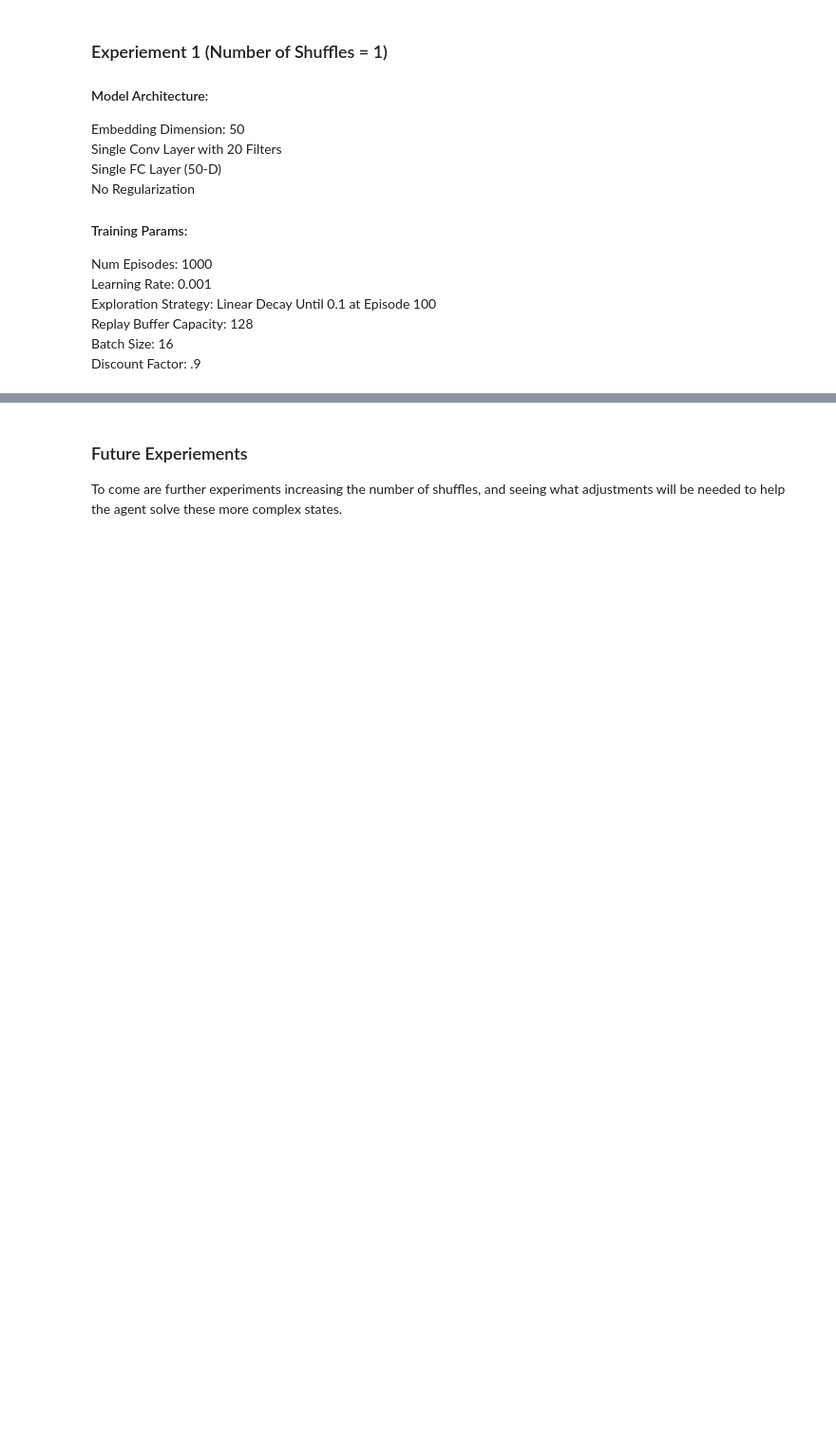
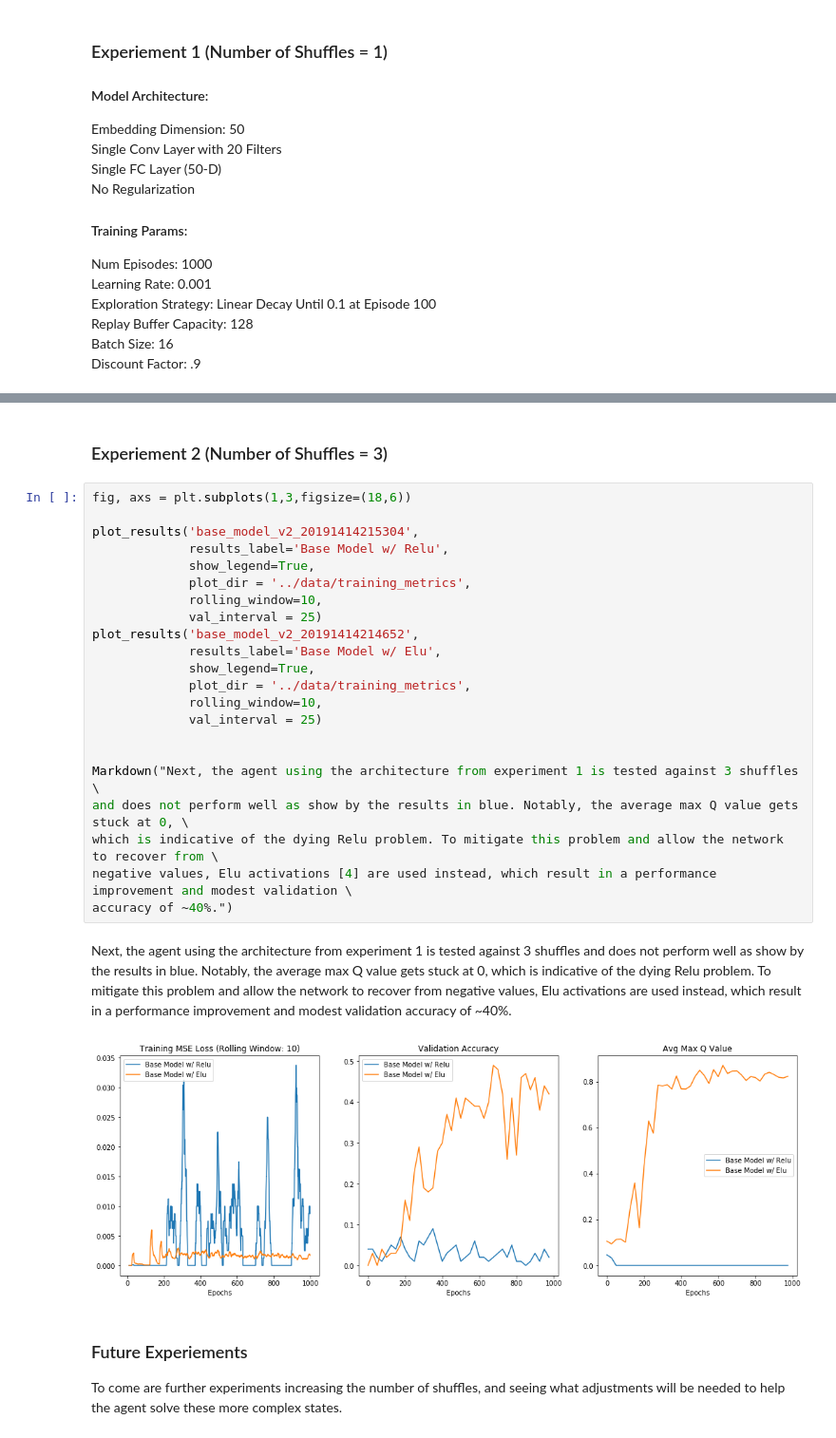
Before and after one commit to MattD18/rubiks-cube, a Jupyter notebook: notebooks/intro.ipynb, the cells around one changed output, grey strips where cells are left out. Shown at 95% size. Cells and saved outputs as stored; diff of their text form; blank space fills up the shorter version.

Commit message:
starting 3 shuffle experiment

```diff
--- a/notebooks/intro.ipynb
+++ b/notebooks/intro.ipynb
@@ -169,6 +183,33 @@ Markdown("The agent is able to succesfully solve a Rubix cube randomly shuffled
 # %% [output]
 The agent is able to succesfully solve a Rubix cube randomly shuffled once.          As is expected training loss decreases, avg max Q value increases, and validation         accuracy converges to 1.
 [figure]
+# %% [markdown]
+### Experiement 2 (Number of Shuffles = 3)
+# %%
+fig, axs = plt.subplots(1,3,figsize=(18,6))
+
+plot_results('base_model_v2_20191414215304',
+             results_label='Base Model w/ Relu',
+             show_legend=True,
+             plot_dir = '../data/training_metrics',
+             rolling_window=10,
+             val_interval = 25)
+plot_results('base_model_v2_20191414214652',
+             results_label='Base Model w/ Elu',
+             show_legend=True,
+             plot_dir = '../data/training_metrics',
+             rolling_window=10,
+             val_interval = 25)
+
+
+Markdown("Next, the agent using the architecture from experiment 1 is tested against 3 shuffles \
+and does not perform well as show by the results in blue. Notably, the average max Q value gets stuck at 0, \
+which is indicative of the dying Relu problem. To mitigate this problem and allow the network to recover from \
+negative values, Elu activations [4] are used instead, which result in a performance improvement and modest validation \
+accuracy of ~40%.")
+# %% [output]
+Next, the agent using the architecture from experiment 1 is tested against 3 shuffles and does not perform well as show by the results in blue. Notably, the average max Q value gets stuck at 0, which is indicative of the dying Relu problem. To mitigate this problem and allow the network to recover from negative values, Elu activations are used instead, which result in a performance improvement and modest validation accuracy of ~40%.
+[figure, added]
 # %% [markdown]
 ### Future Experiements
 
```
Also changed, not shown: parts of 4 cells of this notebook.
